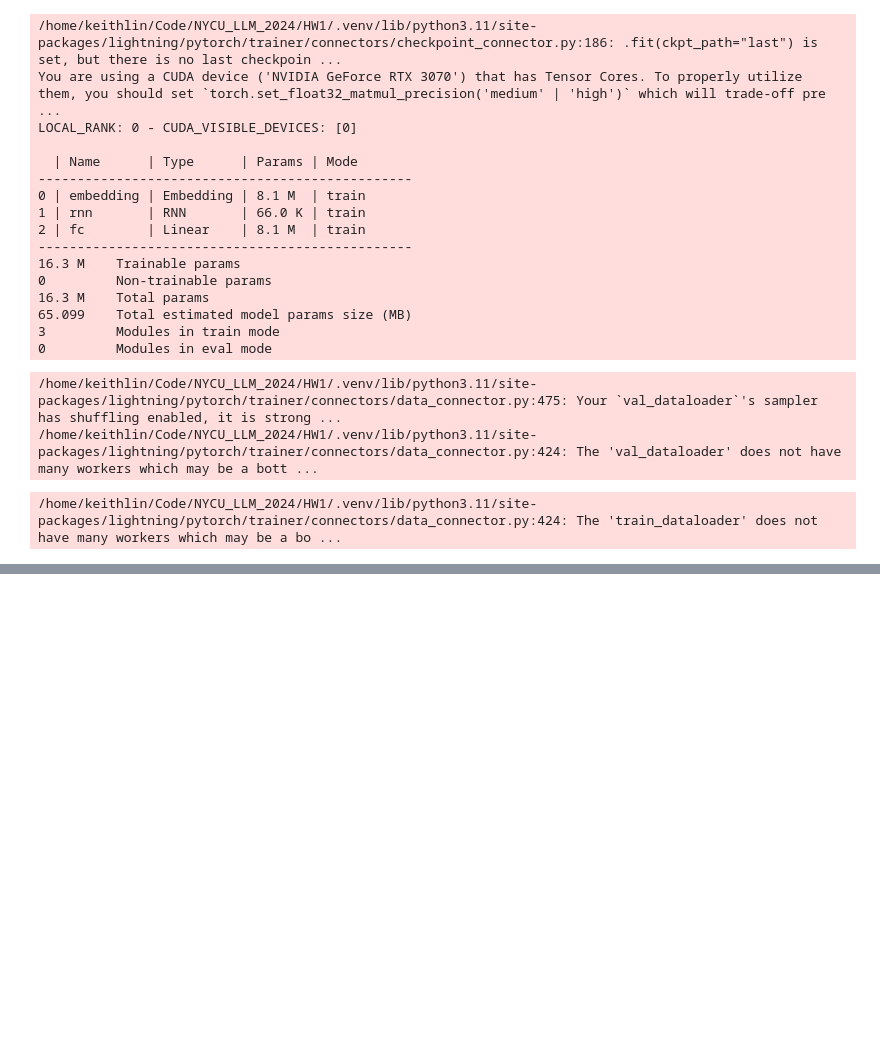
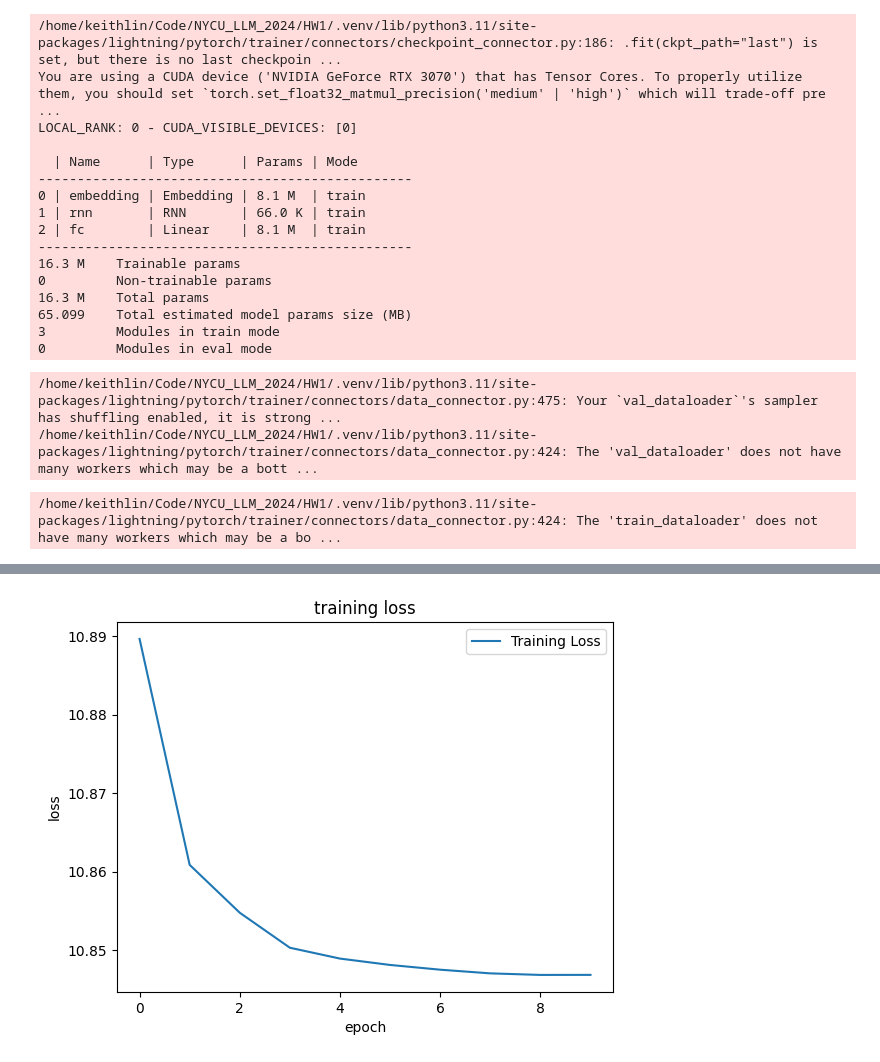
Before and after one commit to KeithLin724/NYCU_LLM_2024, a Jupyter notebook: HW1/hw1_1_313511068.ipynb, the cells around one changed output, grey strips where cells are left out. Cells and saved outputs as stored; diff of their text form; code cells hidden in the pictures; blank space fills up the shorter version.

Commit message:
first version for training

```diff
--- a/HW1/hw1_1_313511068.ipynb
+++ b/HW1/hw1_1_313511068.ipynb
@@ -387,0 +386,4 @@ LOCAL_RANK: 0 - CUDA_VISIBLE_DEVICES: [0]
+# %%
+df_loss = pd.read_csv("./logs_csv/lightning_logs_version_2_loss.csv")
+df_loss = df_loss.rename(columns={"Value":"Training Loss"})
+df_loss
@@ -387,0 +402,3 @@ LOCAL_RANK: 0 - CUDA_VISIBLE_DEVICES: [0]
+# %%
+df_loss.plot(y="Training Loss",title="Training loss", ylabel="loss", xlabel="epoch")
+# %% [output]
@@ -387,0 +406 @@ LOCAL_RANK: 0 - CUDA_VISIBLE_DEVICES: [0]
+[figure, added]
```
Also changed, not shown: parts of 14 cells of this notebook, 2 other files.
